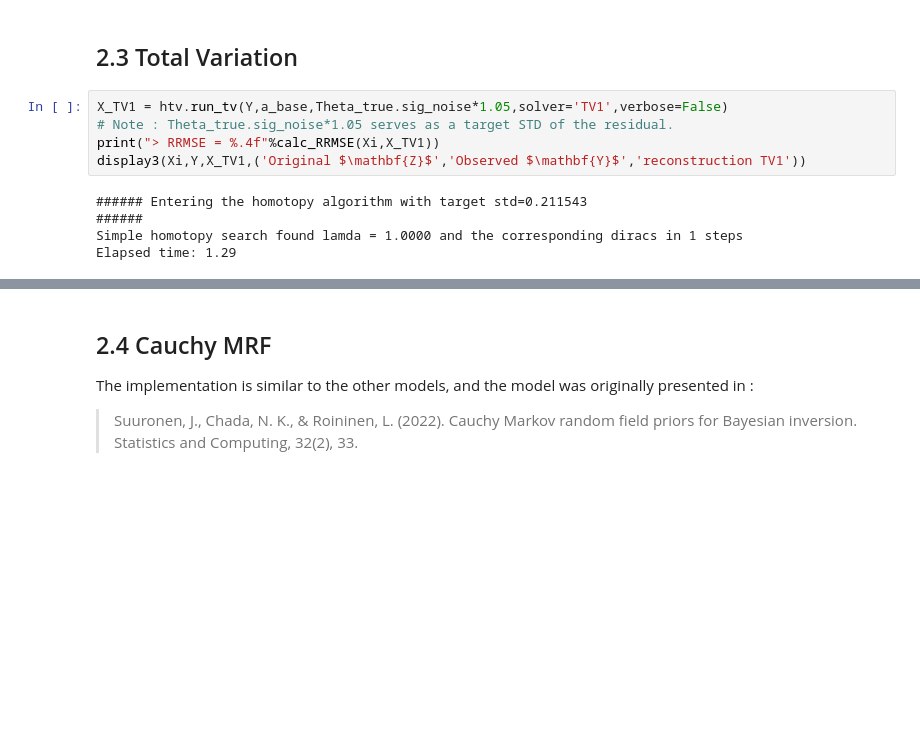
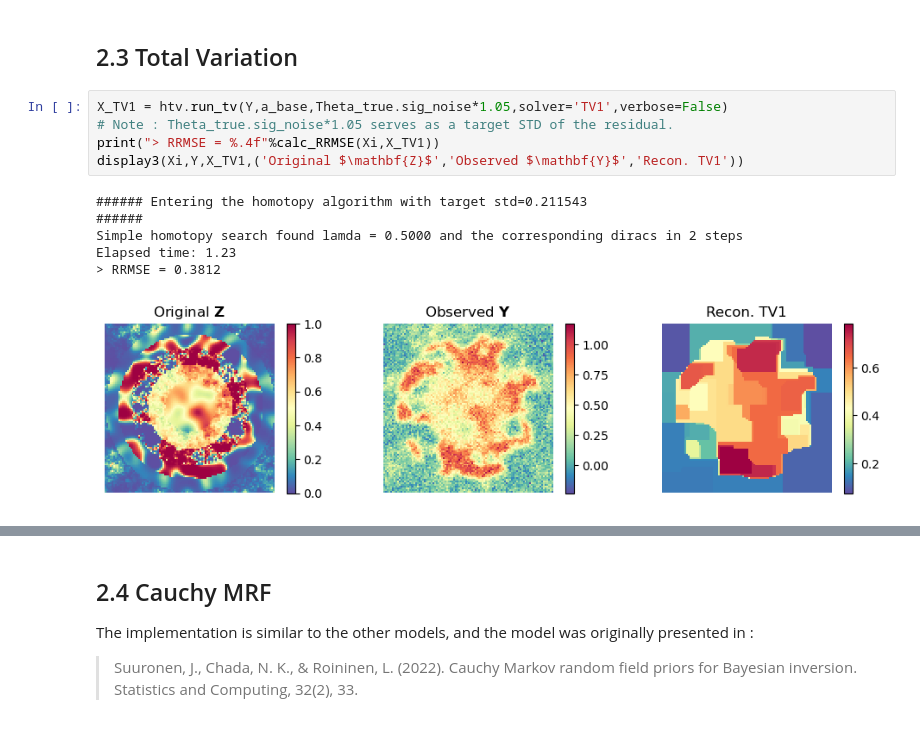
Before and after one commit to courbot/tgrf, a Jupyter notebook: Demo.ipynb, the cells around one changed output, grey strips where cells are left out. Cells and saved outputs as stored; diff of their text form; blank space fills up the shorter version.

```diff
--- a/Demo.ipynb
+++ b/Demo.ipynb
@@ -212,13 +240,15 @@ display3(Xi,Y,X_lognrf_gau,('Original $\mathbf{Z}$','Observed $\mathbf{Y}$','Rec
 # %%
 X_TV1 = htv.run_tv(Y,a_base,Theta_true.sig_noise*1.05,solver='TV1',verbose=False)
 # Note : Theta_true.sig_noise*1.05 serves as a target STD of the residual.
 print("> RRMSE = %.4f"%calc_RRMSE(Xi,X_TV1))
-display3(Xi,Y,X_TV1,('Original $\mathbf{Z}$','Observed $\mathbf{Y}$','reconstruction TV1'))
+display3(Xi,Y,X_TV1,('Original $\mathbf{Z}$','Observed $\mathbf{Y}$','Recon. TV1'))
 # %% [output]
 ###### Entering the homotopy algorithm with target std=0.211543
 ######
-Simple homotopy search found lamda = 1.0000 and the corresponding diracs in 1 steps
-Elapsed time: 1.29
+Simple homotopy search found lamda = 0.5000 and the corresponding diracs in 2 steps
+Elapsed time: 1.23
+> RRMSE = 0.3812
+[figure, added]
 # %%
 X_TV2 = htv.run_tv(Y,a_base,Theta_true.sig_noise*1.05,solver='TV2',verbose=False)
 # Note : Theta_true.sig_noise*1.05 serves as a target STD of the residual.
```
Also changed, not shown: parts of 7 cells of this notebook.
